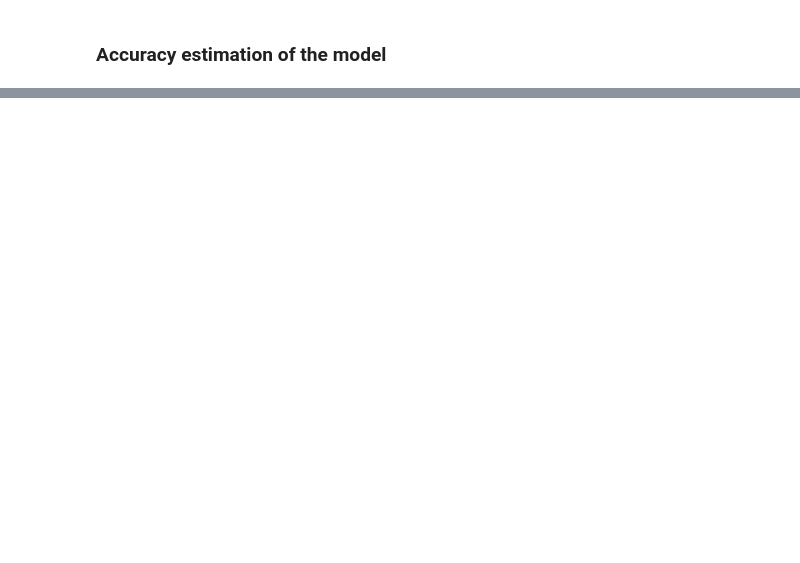
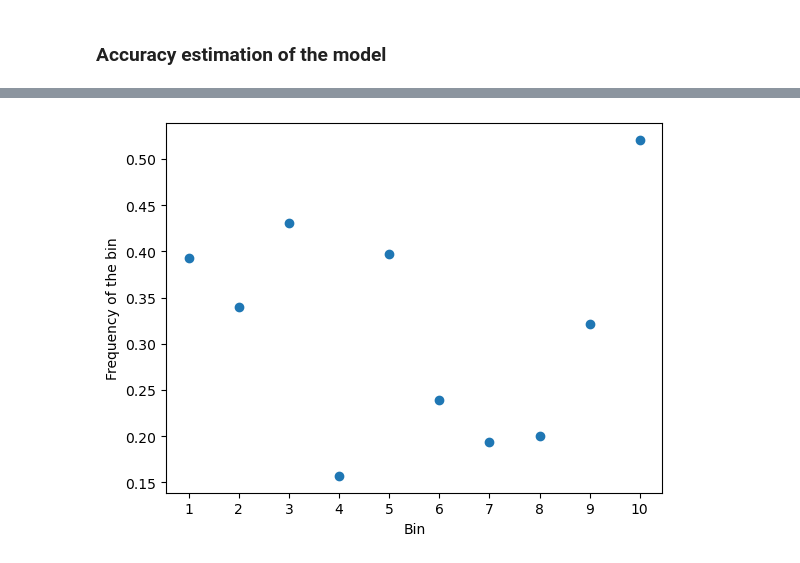
Before and after one commit to majkevh/misconduct-lawyers, a Jupyter notebook: pipeline.ipynb, the cells around one changed output, grey strips where cells are left out. Drawn from its saved outputs; the diff is of its cells as text; code cells hidden in the pictures; blank space fills up the shorter version.

```diff
--- a/pipeline.ipynb
+++ b/pipeline.ipynb
@@ -133,0 +237,8 @@ plt.show()
+# %%
+plt.scatter(unique_bins,freq_label)
+plt.ylabel("Frequency of the bin")
+plt.xlabel("Bin")
+plt.xticks(np.linspace(unique_bins[0],unique_bins[-1],len(unique_bins)))
+plt.show()
+# %% [output]
+[figure, added]
```
Also changed, not shown: parts of 21 cells of this notebook, 2 other files.
